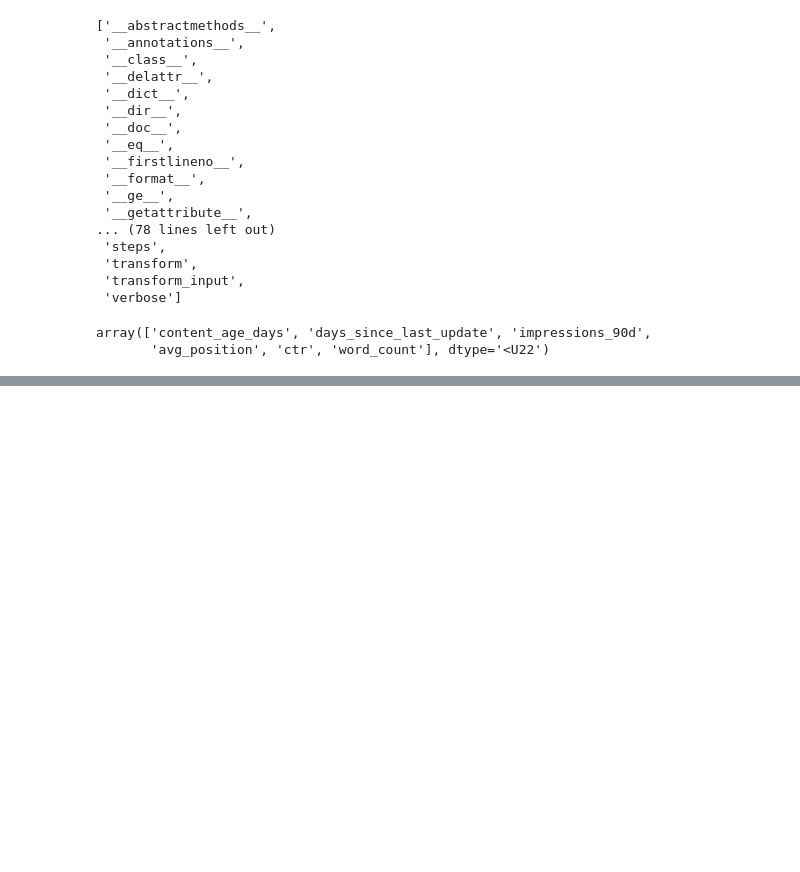
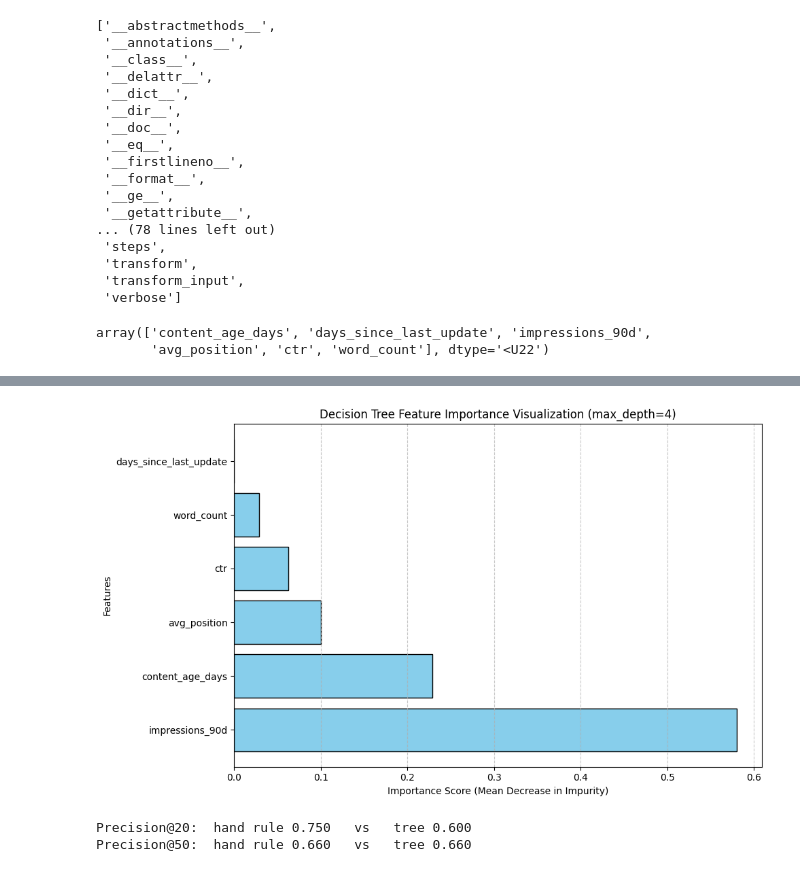
Before and after one commit to JackTheProgrammer/flyrank-ml-internship-track, a Jupyter notebook: notebooks/02_your_first_readable_model.ipynb, the cells around one changed output, grey strips where cells are left out. Cells and saved outputs as stored; diff of their text form; code cells hidden in the pictures; blank space fills up the shorter version.

```diff
--- a/notebooks/02_your_first_readable_model.ipynb
+++ b/notebooks/02_your_first_readable_model.ipynb
@@ -530,0 +597,6 @@ You now have the two core reflexes of applied ML: **discover before you model**,
+# %%
+max_depth_3_tree_score = max_depth_3_tree.predict_proba(X_test)[:, 1]
+for k in (20, 50):
+    hr = precision_at_k(df.loc[X_test.index, "hand_rule_score"].to_numpy(), y_test, k)
+    tr = precision_at_k(max_depth_3_tree_score, y_test, k)
+    print(f"Precision@{k}:  hand rule {hr:.3f}   vs   tree {tr:.3f}")
@@ -530,0 +639,16 @@ You now have the two core reflexes of applied ML: **discover before you model**,
+# %%
+feature_importance_plotting(
+    model=max_depth_4_tree,
+    feature_names=features,
+    title="Decision Tree Feature Importance Visualization (max_depth=4)"
+)
+
+max_depth_4_tree_score = max_depth_4_tree.predict_proba(X_test)[:, 1]
+for k in (20, 50):
+    hr = precision_at_k(df["hand_rule_score"].loc[X_test.index], y_test, k)
+    tr = precision_at_k(max_depth_4_tree_score, y_test, k)
+    print(f"Precision@{k}:  hand rule {hr:.3f}   vs   tree {tr:.3f}")
+# %% [output]
+[figure, added]
+Precision@20:  hand rule 0.750   vs   tree 0.600
+Precision@50:  hand rule 0.660   vs   tree 0.660
```
Also changed, not shown: parts of 32 cells of this notebook.
